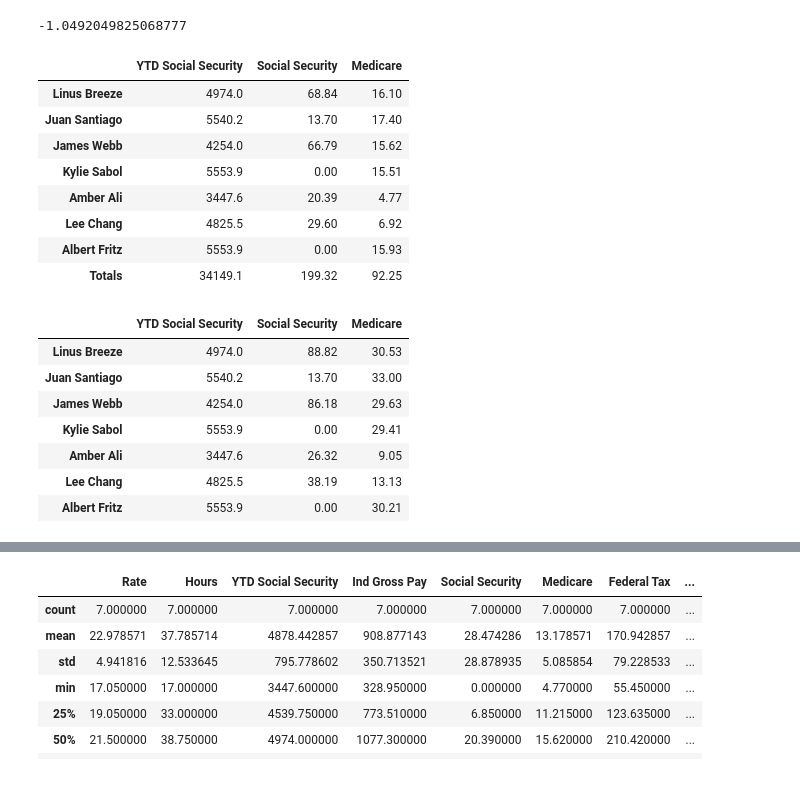
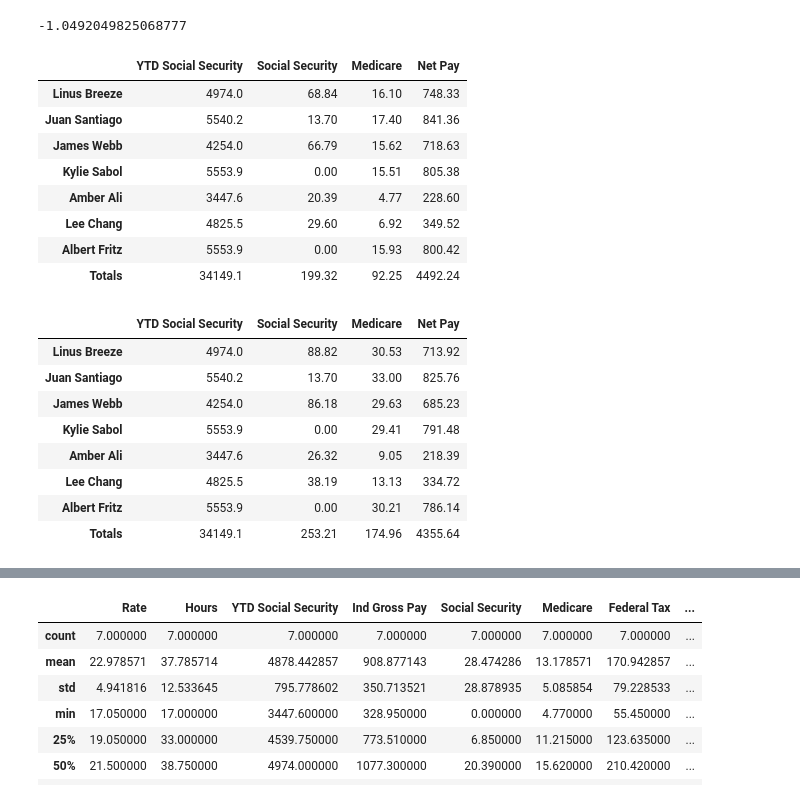
Before and after one commit to ragogzheyan/Weekly_Payroll, a Jupyter notebook: Payroll_data.ipynb, the cells around one changed output, grey strips where cells are left out. Drawn from its saved outputs; the diff is of its cells as text; code cells hidden in the pictures.

```diff
--- a/Payroll_data.ipynb
+++ b/Payroll_data.ipynb
@@ -188,25 +188,29 @@ def Maindata(wp):
                   columns=Employee)
     df = df.T
     df
-    return df, Totals
+    dfTotals = pd.DataFrame([Totals], index= ['Totals'], columns=['Rate', 'Hours', 'YTD Social Security', 'Ind Gross Pay',
+                         'Social Security', 'Medicare', 'Federal Tax', 'State Tax', 'Net Pay'])
+    return df, dfTotals
 # %%
 # Reading csv and setting it = to payroll tax data (projected social security tax and medicare tax each year)
 payroll_tax_data = pd.read_csv('payroll_tax_data.csv')
 rows = payroll_tax_data.shape[0] # counts rows ignoring header
 
-for i in range(rows):
-    year =payroll_tax_data.at[i,"Year"] # Locating Year 1 and years after
-    Social_Security_Tax = payroll_tax_data.at[i, "Social_Security_tax"]
-    Medicare_tax = payroll_tax_data.at[i, "Medicare_tax"]
-    globals()[f'df{year}'], globals()[f'Totals{year}'] = Maindata(weekly_payroll) # Take returned objects from maindata and assigns them to F-strings based on the year
+#for case 1
+Social_Security_Tax = payroll_tax_data.at[0, "Social_Security_tax"]
+Medicare_tax = payroll_tax_data.at[0, "Medicare_tax"]
+df2021, df2021totals = Maindata(weekly_payroll) # Take returned objects from maindata and assigns them to F-strings based on the year
 
-df2021 = df2021
-df2022 = df2022
-df2023 = df2023
+#for case 2
+Social_Security_Tax = payroll_tax_data.at[1, "Social_Security_tax"]
+Medicare_tax = payroll_tax_data.at[1, "Medicare_tax"]
+df2022, df2022totals = Maindata(weekly_payroll) # Take returned objects from maindata and assigns them to F-strings based on the year
 
-Totals2021 = Totals2021
-Totals2022 = Totals2022
-Totals2023 = Totals2023
+#for case 3
+Social_Security_Tax = payroll_tax_data.at[2, "Social_Security_tax"]
+Medicare_tax = payroll_tax_data.at[2, "Medicare_tax"]
+df2023, df2023totals = Maindata(weekly_payroll) # Take returned objects from maindata and assigns them to F-strings based on the year
+
 
 payroll_tax_data.head()
 # %% [output]
@@ -216,10 +220,13 @@ payroll_tax_data.head()
 | 2 | 3 | 2023 | 0.105 | 0.0225 |
 # %%
 # The DataFrame displays combined results of each column and its sum of  totals
-dftotal2021 = pd.DataFrame([Totals2021], index= ['Totals'], columns=['Rate', 'Hours', 'YTD Social Security', 'Ind Gross Pay',
-                         'Social Security', 'Medicare', 'Federal Tax', 'State Tax', 'Net Pay'])
-dftotal2021
-dfcase1 = pd.concat([df2021, dftotal2021])
+
+dfcase1 = pd.concat([df2021, df2021totals])
+
+dfcase2 = pd.concat([df2022, df2022totals])
+
+dfcase3 = pd.concat([df2023, df2023totals])
+
 dfcase1
 # %% [output]
 |  | Rate | Hours | YTD Social Security | Ind Gross Pay | Social Security | Medicare | Federal Tax | ... |
@@ -343,28 +350,29 @@ df2021['YTD Social Security'].skew()
 -1.0492049825068777
 # %%
 # Table case 1 Year 2021 (sstax 0.062 and medtax 0.0145)
-dfcase1.iloc[ :, [2, 4,5]]
+dfcase1.iloc[ :, [2, 4,5,8]]
 # %% [output]
-|  | YTD Social Security | Social Security | Medicare |
-| Linus Breeze | 4974.0 | 68.84 | 16.10 |
-| Juan Santiago | 5540.2 | 13.70 | 17.40 |
-| James Webb | 4254.0 | 66.79 | 15.62 |
-| Kylie Sabol | 5553.9 | 0.00 | 15.51 |
-| Amber Ali | 3447.6 | 20.39 | 4.77 |
-| Lee Chang | 4825.5 | 29.60 | 6.92 |
-| Albert Fritz | 5553.9 | 0.00 | 15.93 |
-| Totals | 34149.1 | 199.32 | 92.25 |
+|  | YTD Social Security | Social Security | Medicare | Net Pay |
+| Linus Breeze | 4974.0 | 68.84 | 16.10 | 748.33 |
+| Juan Santiago | 5540.2 | 13.70 | 17.40 | 841.36 |
+| James Webb | 4254.0 | 66.79 | 15.62 | 718.63 |
+| Kylie Sabol | 5553.9 | 0.00 | 15.51 | 805.38 |
+| Amber Ali | 3447.6 | 20.39 | 4.77 | 228.60 |
+| Lee Chang | 4825.5 | 29.60 | 6.92 | 349.52 |
+| Albert Fritz | 5553.9 | 0.00 | 15.93 | 800.42 |
+| Totals | 34149.1 | 199.32 | 92.25 | 4492.24 |
 # %%
 #Table case 2 Year 2022(sst 0.080 and medtax 0.0275) assumption
-df2022.iloc[ :, [2, 4,5]]
+dfcase2.iloc[ :, [2, 4,5, 8]]
 # %% [output]
-|  | YTD Social Security | Social Security | Medicare |
-| Linus Breeze | 4974.0 | 88.82 | 30.53 |
-| Juan Santiago | 5540.2 | 13.70 | 33.00 |
-| James Webb | 4254.0 | 86.18 | 29.63 |
-| Kylie Sabol | 5553.9 | 0.00 | 29.41 |
-| Amber Ali | 3447.6 | 26.32 | 9.05 |
-| Lee Chang | 4825.5 | 38.19 | 13.13 |
-| Albert Fritz | 5553.9 | 0.00 | 30.21 |
+|  | YTD Social Security | Social Security | Medicare | Net Pay |
+| Linus Breeze | 4974.0 | 88.82 | 30.53 | 713.92 |
+| Juan Santiago | 5540.2 | 13.70 | 33.00 | 825.76 |
+| James Webb | 4254.0 | 86.18 | 29.63 | 685.23 |
+| Kylie Sabol | 5553.9 | 0.00 | 29.41 | 791.48 |
+| Amber Ali | 3447.6 | 26.32 | 9.05 | 218.39 |
+| Lee Chang | 4825.5 | 38.19 | 13.13 | 334.72 |
+| Albert Fritz | 5553.9 | 0.00 | 30.21 | 786.14 |
+| Totals | 34149.1 | 253.21 | 174.96 | 4355.64 |
 # %%
 #Table case 3 Year 2023(sst 0.105and medtax 0.0225) assumption
```
Also changed, not shown: parts of 1 cell of this notebook, 1 other file.
